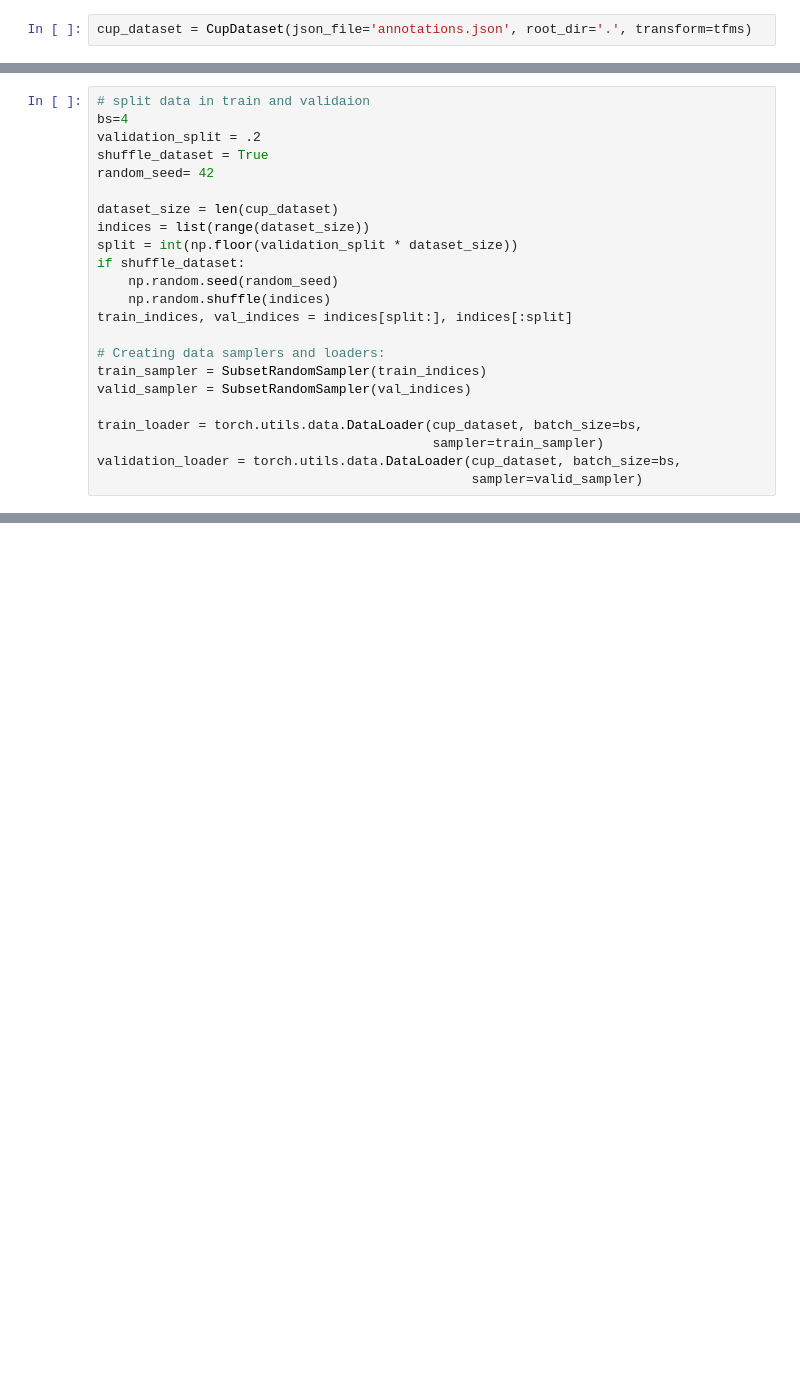
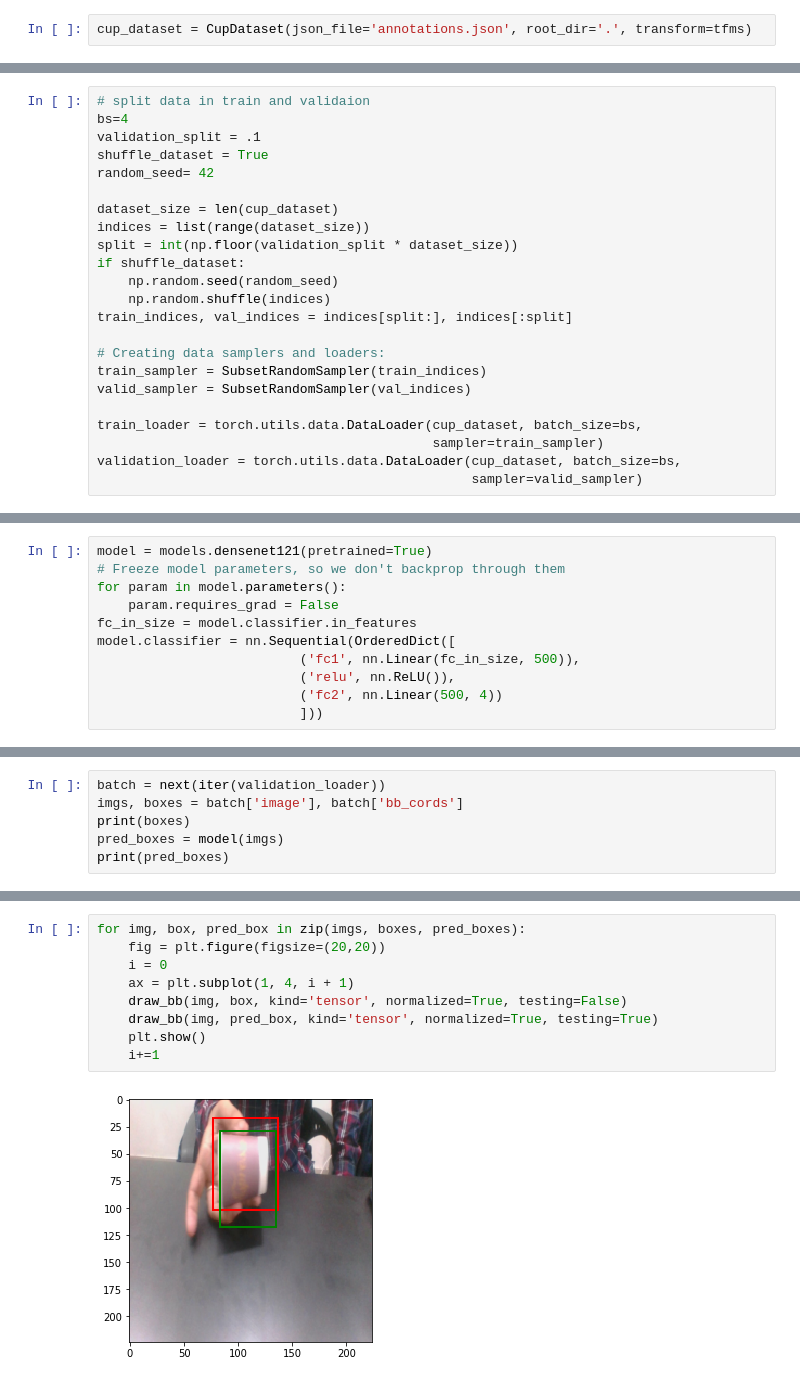
Before and after one commit to shashank2806/pytorch-classification-localization, a Jupyter notebook: localization.ipynb, the cells around one changed output, grey strips where cells are left out. Cells and saved outputs as stored; diff of their text form; blank space fills up the shorter version.

Commit message:
Train model and infer

```diff
--- a/localization.ipynb
+++ b/localization.ipynb
@@ -173,7 +213,7 @@ len(cup_dataset)
 # %%
 # split data in train and validaion
 bs=4
-validation_split = .2
+validation_split = .1
 shuffle_dataset = True
 random_seed= 42
 
@@ -198,0 +238,11 @@ validation_loader = torch.utils.data.DataLoader(cup_dataset, batch_size=bs,
+# %%
+model = models.densenet121(pretrained=True)
+# Freeze model parameters, so we don't backprop through them
+for param in model.parameters():
+    param.requires_grad = False
+fc_in_size = model.classifier.in_features
+model.classifier = nn.Sequential(OrderedDict([
+                          ('fc1', nn.Linear(fc_in_size, 500)),
+                          ('relu', nn.ReLU()),
+                          ('fc2', nn.Linear(500, 4))
+                          ]))
@@ -198,0 +307,6 @@ validation_loader = torch.utils.data.DataLoader(cup_dataset, batch_size=bs,
+# %%
+batch = next(iter(validation_loader))
+imgs, boxes = batch['image'], batch['bb_cords']
+print(boxes)
+pred_boxes = model(imgs)
+print(pred_boxes)
@@ -198,0 +322,11 @@ validation_loader = torch.utils.data.DataLoader(cup_dataset, batch_size=bs,
+# %%
+for img, box, pred_box in zip(imgs, boxes, pred_boxes):
+    fig = plt.figure(figsize=(20,20))
+    i = 0
+    ax = plt.subplot(1, 4, i + 1)
+    draw_bb(img, box, kind='tensor', normalized=True, testing=False)
+    draw_bb(img, pred_box, kind='tensor', normalized=True, testing=True)
+    plt.show()
+    i+=1
+# %% [output]
+[figure, added]
```
Also changed, not shown: parts of 33 cells of this notebook.
